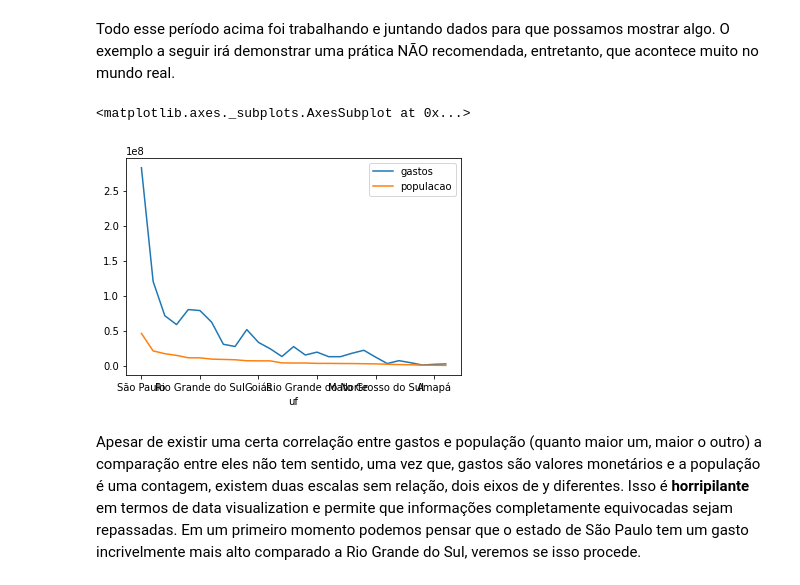
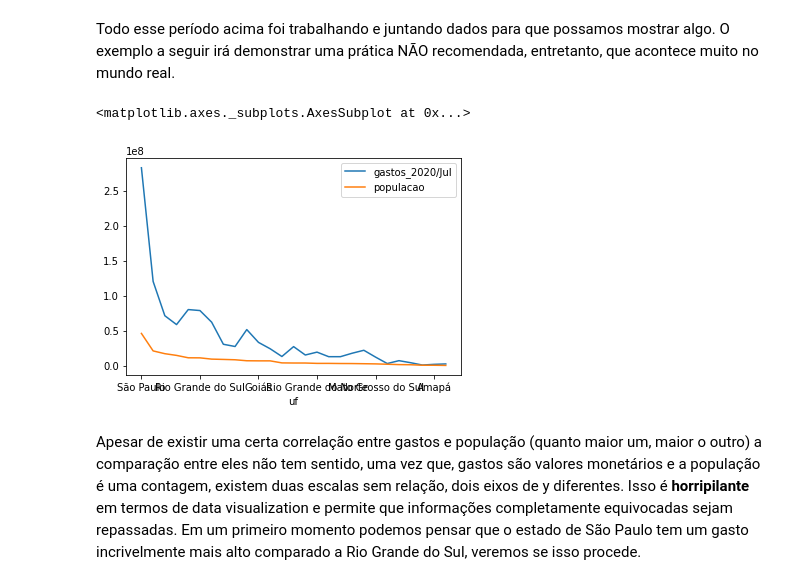
Before and after one commit to AdamStamm/bootcamp_alura, a Jupyter notebook: Notebooks/Bootcamp_Data_Science_Módulo_2.ipynb, the cells around one changed output. Saved outputs shown, nothing was run; the diff lists cells and outputs as text; code cells hidden in the pictures.

```diff
--- a/Notebooks/Bootcamp_Data_Science_Módulo_2.ipynb
+++ b/Notebooks/Bootcamp_Data_Science_Módulo_2.ipynb
@@ -304,7 +302,7 @@ A união não funcionou, por que? O primeiro problema é que os estados dos gast
 ##Mais limpeza de dados, usando o método str.
 # %%
 #tirando a numeração na frente do nome dos estados
-gastos_do_mais_recente.index = gastos_do_mais_recente.index.str[3:]
+#gastos_do_mais_recente.index = gastos_do_mais_recente.index.str[3:]
 gastos_do_mais_recente.head()
 # %% [output]
 Unidade da Federação
@@ -343,8 +353,7 @@ def leitura_limpeza_join (dados_desafio, gastos_do_mais_recente):
 ###Verificando retorno
 # %%
 gastos_e_populacao_recente = leitura_limpeza_join(dados_desafio, gastos_do_mais_recente)
-#dividindo por milhão para facilitar a leitura
-gastos_e_populacao_recente['2020/Jul'] = gastos_e_populacao_recente['2020/Jul']/1000000
+
 gastos_e_populacao_recente.head()
 # %% [output]
 |  | populacao | 2020/Jul |
@@ -357,14 +375,26 @@ gastos_e_populacao_recente.head()
 # %% [markdown]
 #Aula 2 - Proporcionalidades e Seaborn
+# %%
+ordenado_por_total = ordenado_por_total /1000000
 # %% [markdown]
 Todo esse período acima foi trabalhando e juntando dados para que possamos mostrar algo. O exemplo a seguir irá demonstrar uma prática NÃO recomendada, entretanto, que acontece muito no mundo real.
+# %%
+def insere_gastos_e_gasto_por_habitante_para(todos_os_gastos, dados, mes: str):
+  gastos_do_mes = todos_os_gastos[mes]
+  dados[f'gastos_{mes}'] = gastos_do_mes*1000000
+  dados[f'gasto_por_habitante_{mes}'] = dados[f'gastos_{mes}'] / dados['populacao']
 # %%
+ordenado_por_total.index = ordenado_por_total.index.str[3:]
+#=====================Após a criação da função acima===================================================
+insere_gastos_e_gasto_por_habitante_para(ordenado_por_total, gastos_e_populacao_recente, '2020/Jul')
+#======================================================================================================
 #criando uma coluna de gastos com os valores em milhão para exemplo do plot
-gastos_e_populacao_recente['gastos'] = gastos_e_populacao_recente['2020/Jul']*1000000
-gastos_e_populacao_recente[['gastos', 'populacao']].plot()
+#A linha abaixo foi comentada após a criação da função insere_gastos_e_gasto_por_habitante_para
+#gastos_e_populacao_recente['gastos'] = gastos_e_populacao_recente['2020/Jul']*1000000
+gastos_e_populacao_recente[['gastos_2020/Jul', 'populacao']].plot()
 # %% [output]
 <matplotlib.axes._subplots.AxesSubplot at 0x...>
-[figure, old version]
+[figure, new version]
 # %% [markdown]
 Apesar de existir uma certa correlação entre gastos e população (quanto maior um, maior o outro) a comparação entre eles não tem sentido, uma vez que, gastos são valores monetários e a população é uma contagem, existem duas escalas sem relação, dois eixos de y diferentes. Isso é **horripilante** em termos de data visualization e permite que informações completamente equivocadas sejam repassadas. Em um primeiro momento podemos pensar que o estado de São Paulo tem um gasto incrivelmente mais alto comparado a Rio Grande do Sul, veremos se isso procede.
 # %%
```
Also changed, not shown: parts of 41 cells of this notebook.
